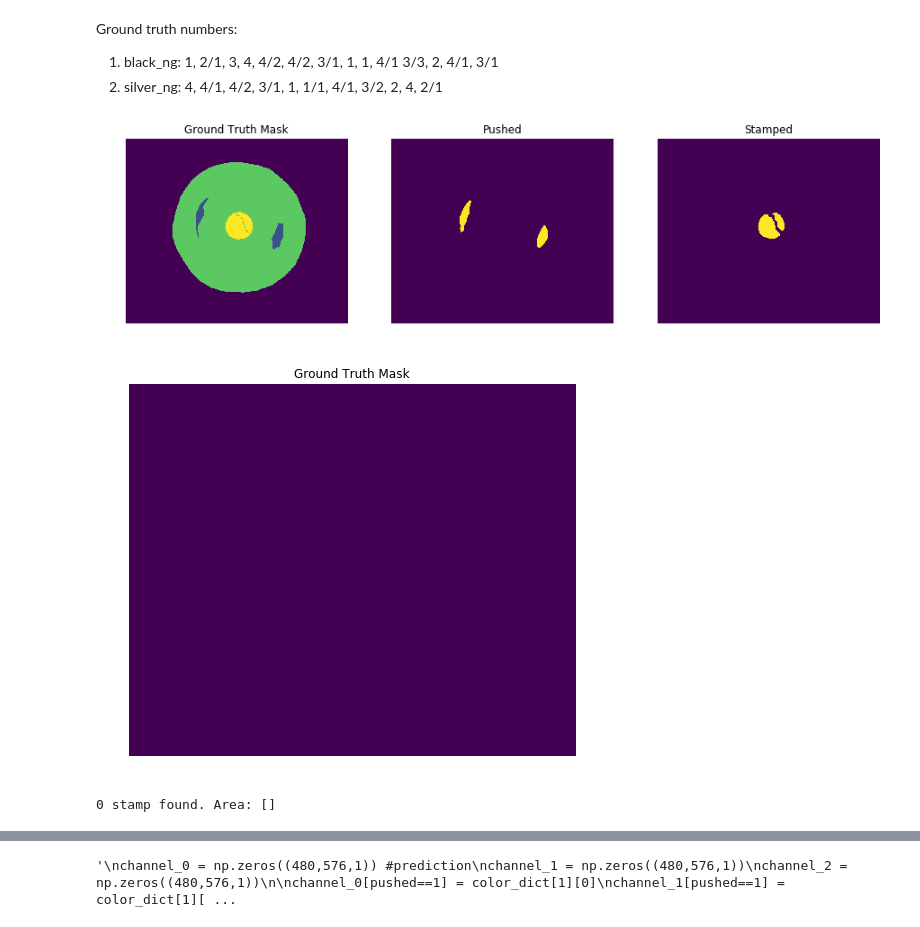
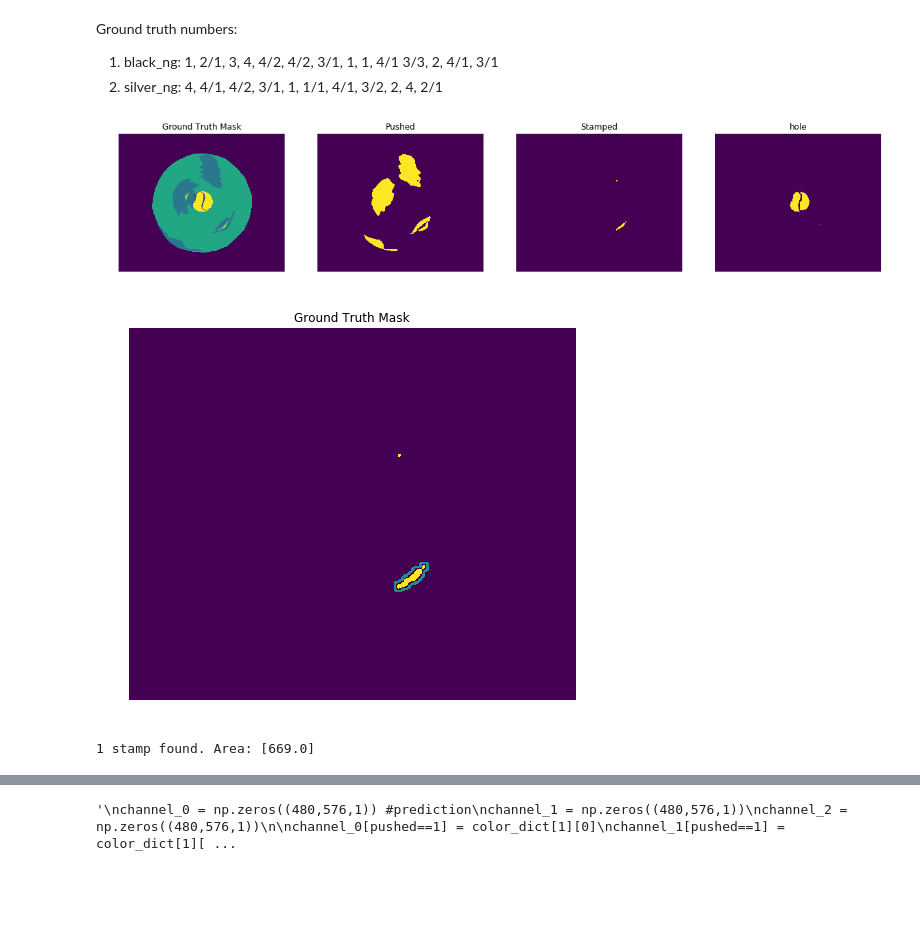
Before and after one commit to jhk0429/Segmentation_project, a Jupyter notebook: Inference-combined.ipynb, the cells around one changed output, grey strips where cells are left out. Cells and saved outputs as stored; diff of their text form; code cells hidden in the pictures; blank space fills up the shorter version.

Commit message:
1015 6class train inference

```diff
--- a/Inference-combined.ipynb
+++ b/Inference-combined.ipynb
@@ -67,7 +68,7 @@ def display(display_list, idx=None, only_inference=False, fig_size=15):
 
     else:
         plt.figure(figsize=(fig_size,fig_size))
-        title = ['Ground Truth Mask', 'Pushed', 'Stamped']
+        title = ['Ground Truth Mask', 'Pushed', 'Stamped', 'hole']
 
         for i in range(len(display_list)):
             plt.subplot(1, len(display_list), i+1)
@@ -133,14 +177,22 @@ def draw_and_count(img, contours, label = '', draw_type = 'contour', show=True):
 # %%
-mask = imread('JR_dataset/train/silver_ng/new_gt_mask/높음2__분리막 눌림_은색.png') #2048 x 2448
+import cv2
+from itertools import product
+mask = cv2.imread('JR_dataset/train/silver_ng/new_gt_mask/높음2__분리막 눌림_은색.png') #2048 x 2448
+
+mask = find_circle_and_color(mask)
+
+colors = np.unique(tf.reshape(mask, [-1,3]), axis=0)
+#mask = tf.image.grayscale_to_rgb(mask)
+plt.imshow(mask)
 
 colors = np.unique(tf.reshape(mask,[-1,3]), axis=0)
 
 color_dict = {i: list(x) for i,x in enumerate(colors)}
 
-color_dict[1] = color_dict[2]
-color_dict[2] = color_dict[3]
-color_dict[3] = color_dict[4]
-color_dict[4] = np.array([0,0,1])
+#color_dict[1] = color_dict[2]
+#color_dict[2] = color_dict[3]
+#color_dict[3] = color_dict[4]
+#color_dict[4] = np.array([0,0,1])
 
 print(color_dict)
 
@@ -222,8 +276,7 @@ for idx,image in enumerate(tqdm(img_loc)):
     n = tf.cast(n, tf.float32) / 255.0
     image = tf.image.resize(n, IMG_SIZE) #960,1152
 
-    image = tf.image.rgb_to_grayscale(image)
-
+    #image = tf.image.rgb_to_grayscale(image)
     image = tf.image.flip_left_right(image)
 
     image = tf.expand_dims(image,0)
@@ -274,7 +327,7 @@ for img in glob.glob("JR_dataset/train/*/*.bmp"):
     n = tf.cast(n, tf.float32) / 255.0
     n = tf.image.resize(n, IMG_SIZE) #960,1152
 
-    n = tf.image.rgb_to_grayscale(n)
+    #n = tf.image.rgb_to_grayscale(n)
 
     n = tf.image.flip_left_right(n)
 
@@ -283,7 +336,8 @@ for img in glob.glob("JR_dataset/train/*/*.bmp"):
     dir = "/".join(img.split("/")[:-1]) + "/new_gt_mask/"
     file_name = img.split("/")[-1].split('.')[0]
 
-    y = imread(dir+file_name+".png")
+    y = cv2.imread(dir+file_name+".png")
+    y = find_circle_and_color(y)
 
     a = rgb_to_onehot(y, color_dict) #change to one hot
 
@@ -316,37 +385,38 @@ np.savez_compressed('test_img_array', test_0 = np.float32(pred_mask[0][0][0]), t
                    test_2 = np.float32(pred_mask[2][0][0]), test_3 = np.float32(pred_mask[3][0][0]))
 """
 # %%
-idx = 1
+idx = 9
 
 pred = np.float32(pred_mask[idx][0][0])
 
 ex = np.round(pred) # ex = H,W,5
 
-pushed = tf.expand_dims(ex[:,:,1], -1) + tf.expand_dims(ex[:,:,2], -1)
+line = tf.expand_dims(ex[:,:,1], -1) #+ tf.expand_dims(ex[:,:,2], -1)
 circle = tf.expand_dims(ex[:,:,3], -1)
-stamped = tf.expand_dims(ex[:,:,2], -1) # stamped = H,W,1
+pushed = tf.expand_dims(ex[:,:,2], -1) # stamped = H,W,1
 bg = tf.expand_dims(ex[:,:,0], -1)
-hole = tf.expand_dims(ex[:,:,4], -1)
+hole = tf.expand_dims(ex[:,:,5], -1)
+stamped = tf.expand_dims(ex[:,:,4], -1)
 
 
 #bg = 0, pushed = 1, stamped = 2, circle = 3
 
 gt_mask = np.round(test_y[idx],decimals = 0)
 #print((gt_mask==1).sum())
 
-display([gt_mask, pushed, hole])
+display([gt_mask, pushed, stamped, hole], fig_size=20)
 # %% [output]
-[figure, old version]
+[figure, new version]
 # %%
 stamped_x = np.array(stamped).astype(np.uint8) * 255
-k = cv2.getStructuringElement(cv2.MORPH_RECT, (5,5))
+k = cv2.getStructuringElement(cv2.MORPH_RECT, (7,7))
 closed_stamp = cv2.dilate(stamped_x, k)
 
 contours, hierarchy = cv2.findContours(closed_stamp, cv2.RETR_LIST, cv2.CHAIN_APPROX_NONE)
 img, area, wh, count = draw_and_count(stamped_x, contours, label="stamp")
 # %% [output]
-[figure, old version]
+[figure, new version]
-0 stamp found. Area: []
+1 stamp found. Area: [669.0]
 # %%
 pushed_x = np.array(pushed).astype(np.uint8) * 255
 k = cv2.getStructuringElement(cv2.MORPH_RECT, (10,10))
```
Also changed, not shown: parts of 7 cells of this notebook, 1 other file.
